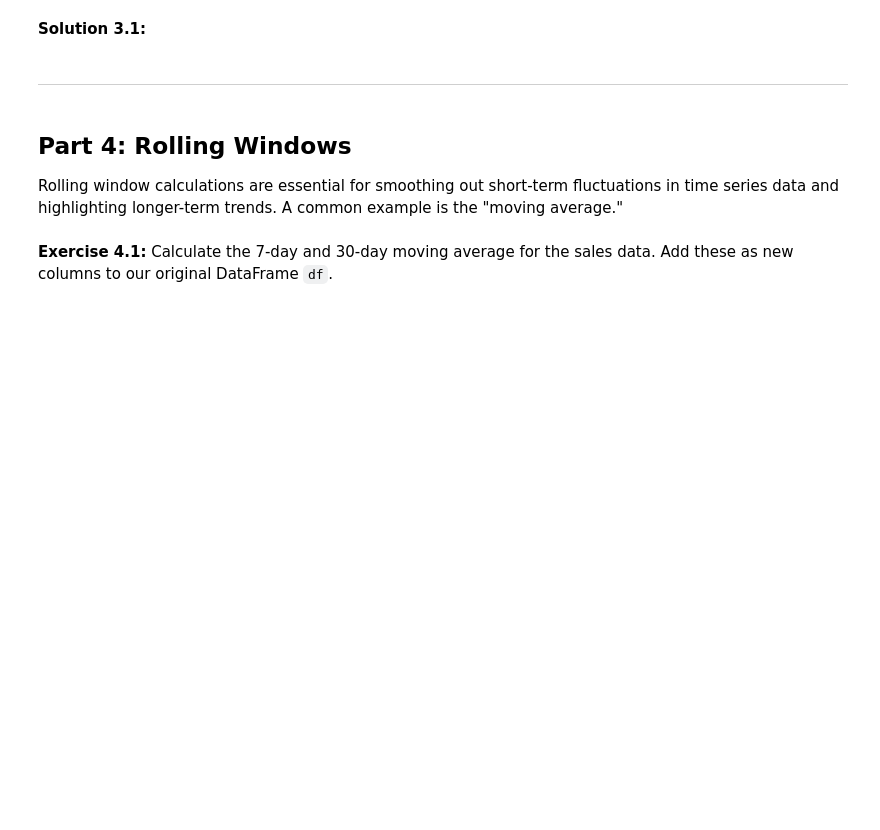
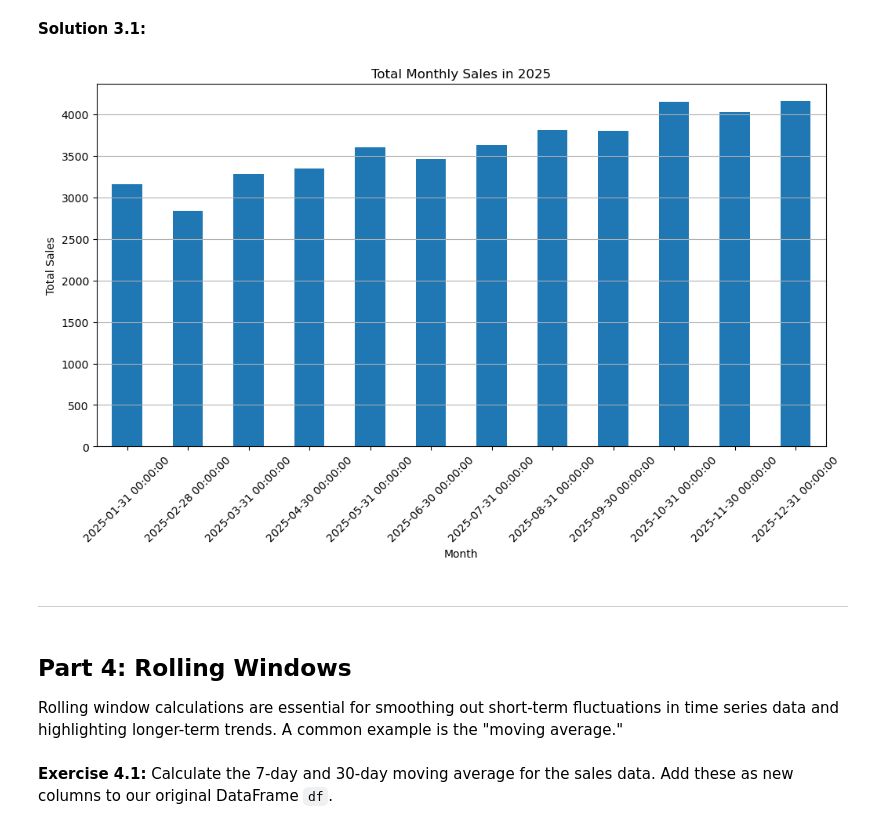
Before and after one commit to rksfn/scipy, a Jupyter notebook: week2_advanced_topics_and_scientific_computing/day13_time_series_analysis_with_pandas.ipynb, the cells around one changed output. Saved outputs shown, nothing was run; the diff lists cells and outputs as text; code cells hidden in the pictures; blank space fills up the shorter version.

```diff
--- a/week2_advanced_topics_and_scientific_computing/day13_time_series_analysis_with_pandas.ipynb
+++ b/week2_advanced_topics_and_scientific_computing/day13_time_series_analysis_with_pandas.ipynb
@@ -94,18 +147,20 @@ We will focus on downsampling.
 # %%
 # Use the resample() method with a frequency string ('M' for month-end)
 # Then chain an aggregation method like .sum() or .mean()
-monthly_sales = df['sales'].resample('M').sum()
+monthly_sales = df["sales"].resample("ME").sum()
 
-print("Total Monthly Sales:")
-display(monthly_sales)
+# print("Total Monthly Sales:")
+# display(monthly_sales)
 
 # Plot the results
-monthly_sales.plot(kind='bar', title='Total Monthly Sales in 2025')
-plt.xlabel('Month')
-plt.ylabel('Total Sales')
+monthly_sales.plot(kind="bar", title="Total Monthly Sales in 2025")
+plt.xlabel("Month")
+plt.ylabel("Total Sales")
 plt.xticks(rotation=45)
-plt.grid(axis='y')
+plt.grid(axis="y")
 plt.show()
+# %% [output]
+[figure, added]
 # %% [markdown]
 ---
 # %% [markdown]
```
Also changed, not shown: parts of 15 cells of this notebook.
